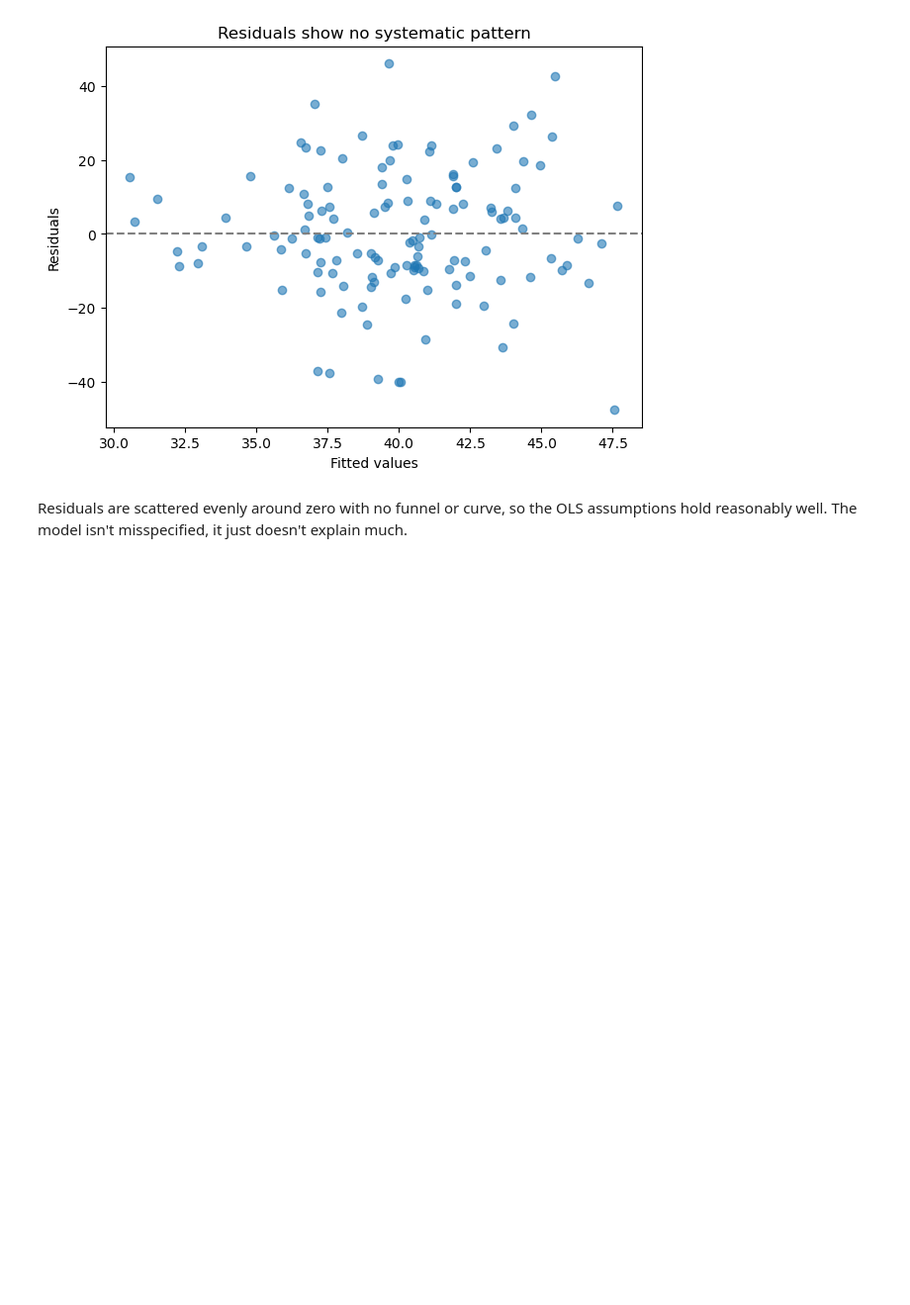
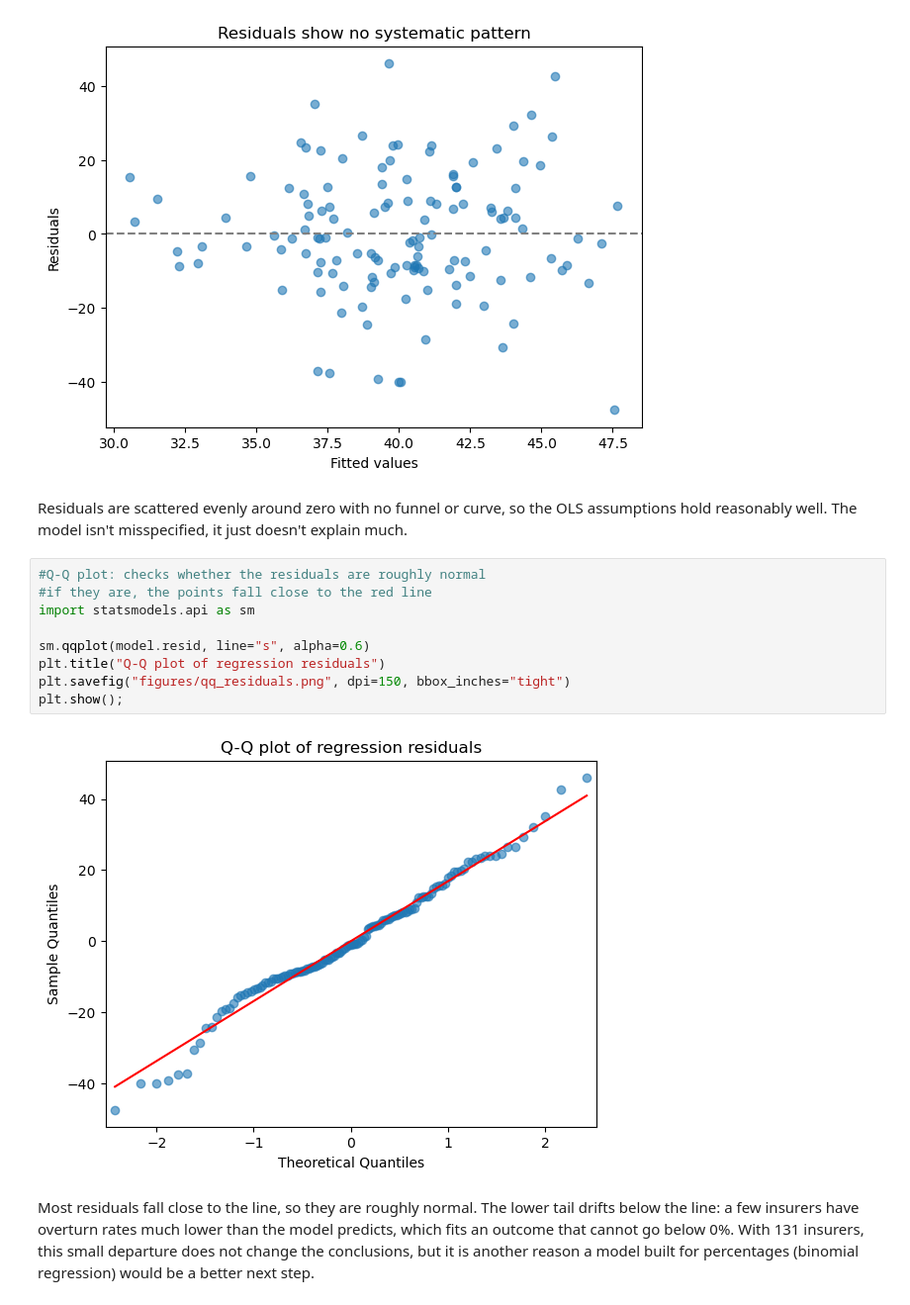
Before and after one commit to wanjirurandolph/Marketplace-Denials-Analysis, a Jupyter notebook: analysis.ipynb, the cells around one changed output. Shown at 99% size. Drawn from its saved outputs; the diff is of its cells as text; blank space fills up the shorter version.

```diff
--- a/analysis.ipynb
+++ b/analysis.ipynb
@@ -550,6 +558,19 @@ plt.show();
 Residuals are scattered evenly around zero with no funnel or curve, so the OLS
 assumptions hold reasonably well. The model isn't misspecified, it just doesn't
 explain much.
+# %%
+#Q-Q plot: checks whether the residuals are roughly normal
+#if they are, the points fall close to the red line
+import statsmodels.api as sm
+
+sm.qqplot(model.resid, line="s", alpha=0.6)
+plt.title("Q-Q plot of regression residuals")
+plt.savefig("figures/qq_residuals.png", dpi=150, bbox_inches="tight")
+plt.show();
+# %% [output]
+[figure, added]
+# %% [markdown]
+Most residuals fall close to the line, so they are roughly normal. The lower tail drifts below the line: a few insurers have overturn rates much lower than the model predicts, which fits an outcome that cannot go below 0%. With 131 insurers, this small departure does not change the conclusions, but it is another reason a model built for percentages (binomial regression) would be a better next step.
 # %% [markdown]
 ## What I found
 
```
Also changed, not shown: parts of 17 cells of this notebook, 4 other files.
